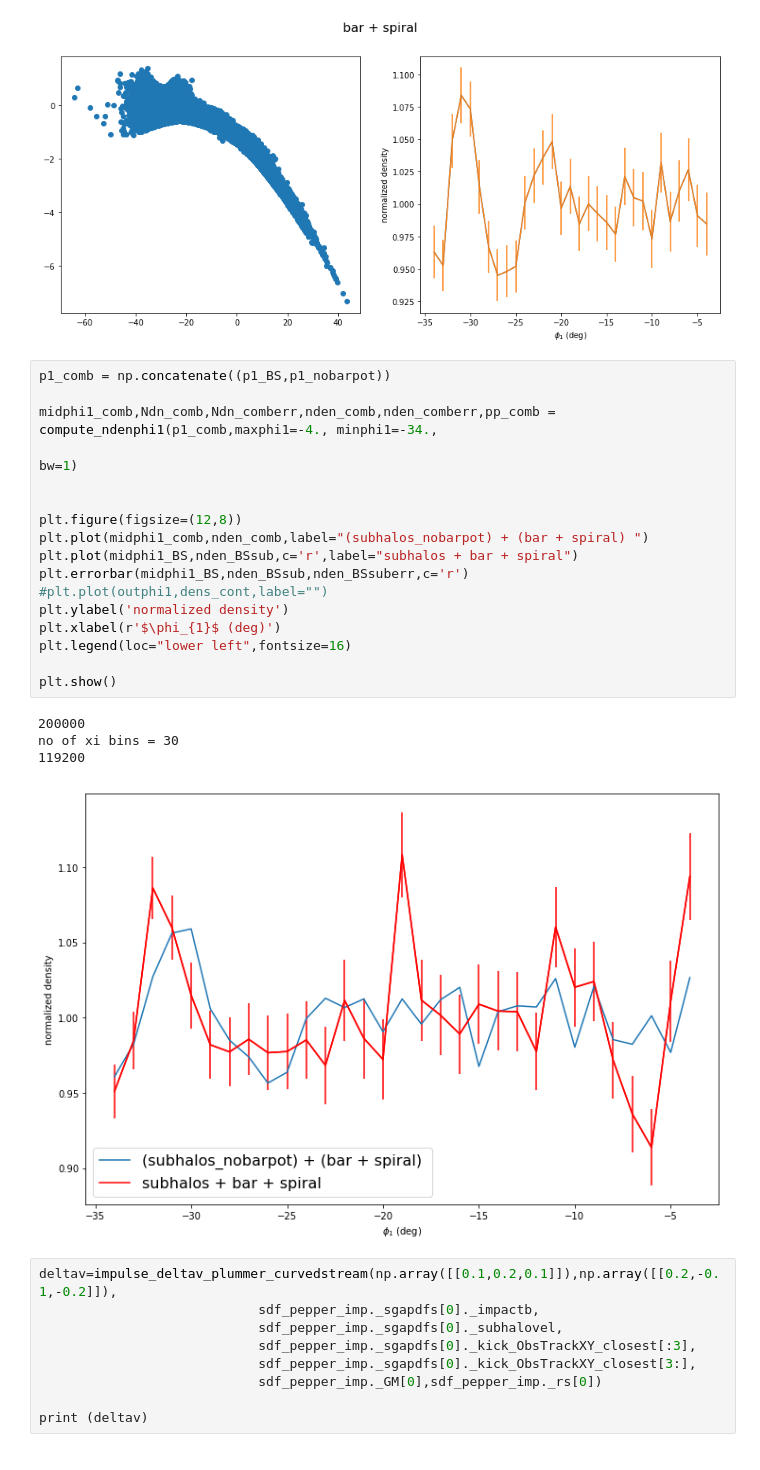
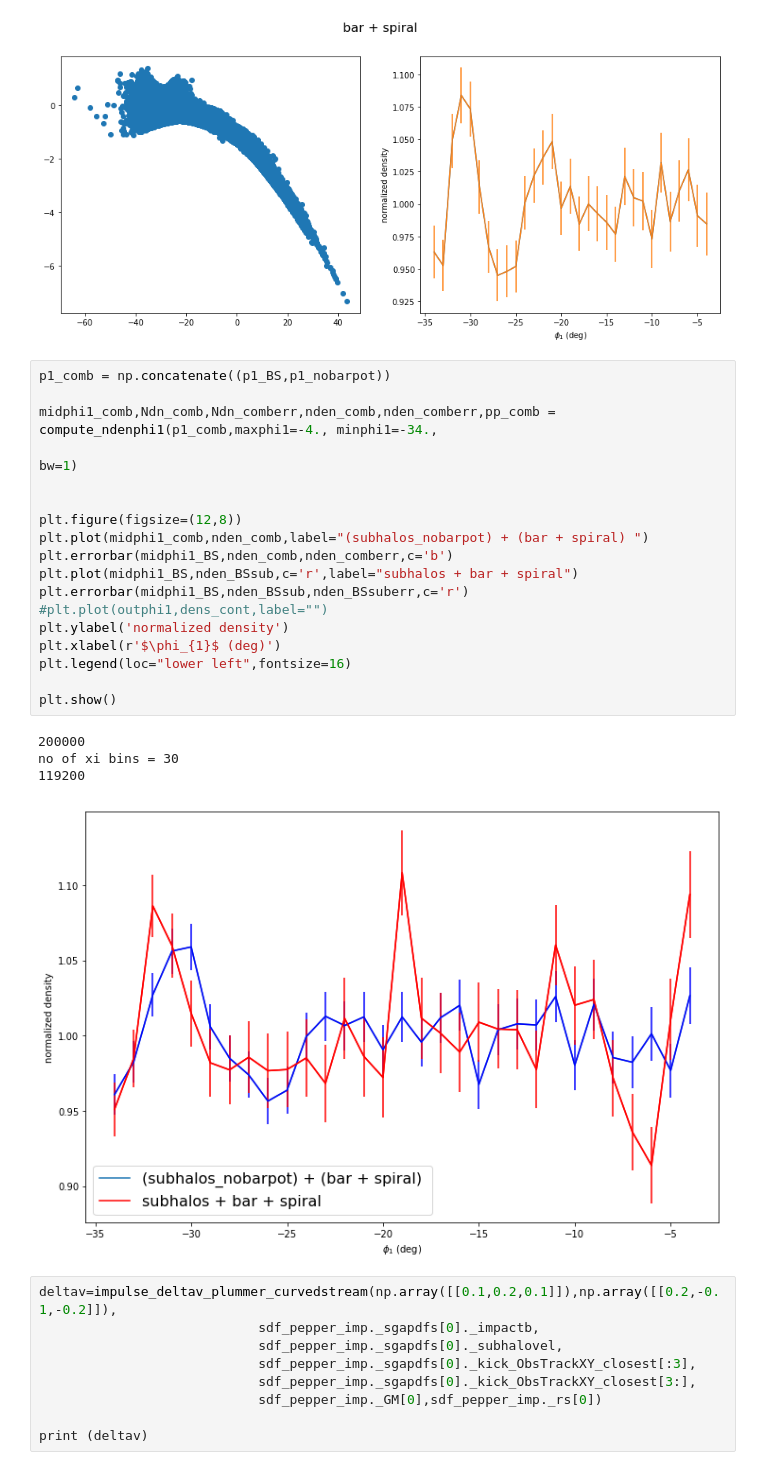
Before and after one commit to nbanik/Analyze_GD-1, a Jupyter notebook: spraydf_combine_bar+spiral and subhalos.ipynb, the cells around one changed output. Saved outputs shown, nothing was run; the diff lists cells and outputs as text.

```diff
--- a/spraydf_combine_bar+spiral and subhalos.ipynb
+++ b/spraydf_combine_bar+spiral and subhalos.ipynb
@@ -599,25 +599,26 @@ no of xi bins = 30
 # %%
 p1_comb = np.concatenate((p1_BS,p1_nobarpot))
 
 midphi1_comb,Ndn_comb,Ndn_comberr,nden_comb,nden_comberr,pp_comb = compute_ndenphi1(p1_comb,maxphi1=-4., minphi1=-34.,
                                                                                           bw=1)
 
 
 plt.figure(figsize=(12,8))
 plt.plot(midphi1_comb,nden_comb,label="(subhalos_nobarpot) + (bar + spiral) ")
+plt.errorbar(midphi1_BS,nden_comb,nden_comberr,c='b')
 plt.plot(midphi1_BS,nden_BSsub,c='r',label="subhalos + bar + spiral")
 plt.errorbar(midphi1_BS,nden_BSsub,nden_BSsuberr,c='r')
 #plt.plot(outphi1,dens_cont,label="")
 plt.ylabel('normalized density')
 plt.xlabel(r'$\phi_{1}$ (deg)')
 plt.legend(loc="lower left",fontsize=16)
 
 plt.show()
 # %% [output]
 200000
 no of xi bins = 30
 119200
-[figure, old version]
+[figure, new version]
 # %%
 deltav=impulse_deltav_plummer_curvedstream(np.array([[0.1,0.2,0.1]]),np.array([[0.2,-0.1,-0.2]]),
                             sdf_pepper_imp._sgapdfs[0]._impactb,
```
